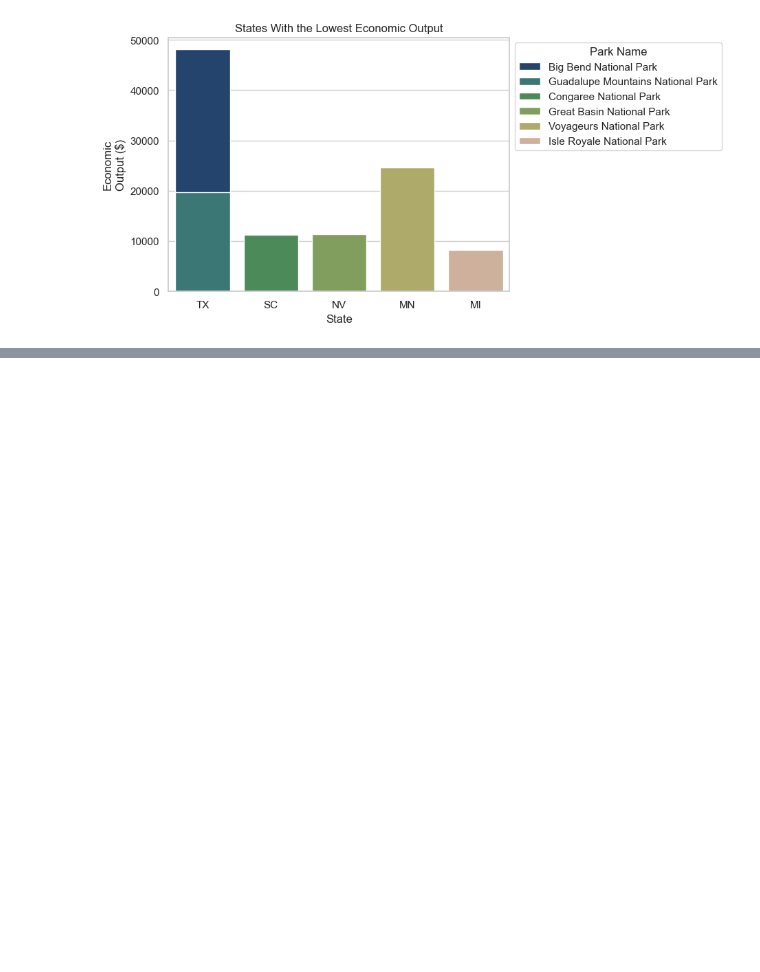
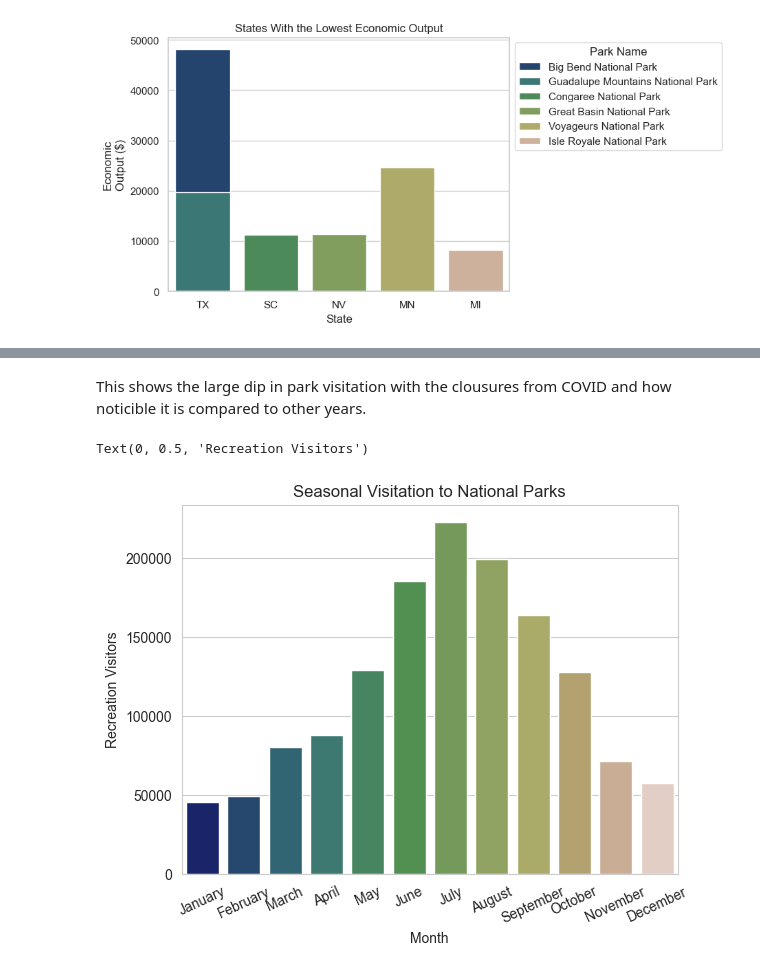
Before and after one commit to erhanks/National-Parks, a Jupyter notebook: Cleaning data.ipynb, the cells around one changed output, grey strips where cells are left out. Saved outputs shown, nothing was run; the diff lists cells and outputs as text; code cells hidden in the pictures; blank space fills up the shorter version.

```diff
--- a/Cleaning data.ipynb
+++ b/Cleaning data.ipynb
@@ -418,0 +468,19 @@ Text(0.5, 1.0, 'States With the Lowest Economic Output')
+# %% [markdown]
+This shows the large dip in park visitation with the clousures from COVID and how noticible it is compared to other years.
+# %%
+fig, ax = plt.subplots()
+
+# average visitors for each month across all years
+seasonal_profile = visits_df.groupby('Month')['Recreation Visitors'].mean().reindex(months)
+
+# Plot as a bar chart to show how visitation fluctuates across seasons
+sns.barplot(x=seasonal_profile.index, y=seasonal_profile.values, hue=seasonal_profile.index, palette='gist_earth', legend = False)
+ax.set_xticks(range(12))
+ax.set_xticklabels(labels = ['January', 'February', 'March', 'April', 'May', 'June', 'July', 'August', 'September', 'October', 'November', 'December'], rotation=25)
+sns.set_style("whitegrid")
+
+plt.title('Seasonal Visitation to National Parks')
+plt.ylabel('Recreation Visitors') # x-axis has automatic label
+# %% [output]
+Text(0, 0.5, 'Recreation Visitors')
+[figure, added]
```
Also changed, not shown: parts of 50 cells of this notebook, 2 other files.
